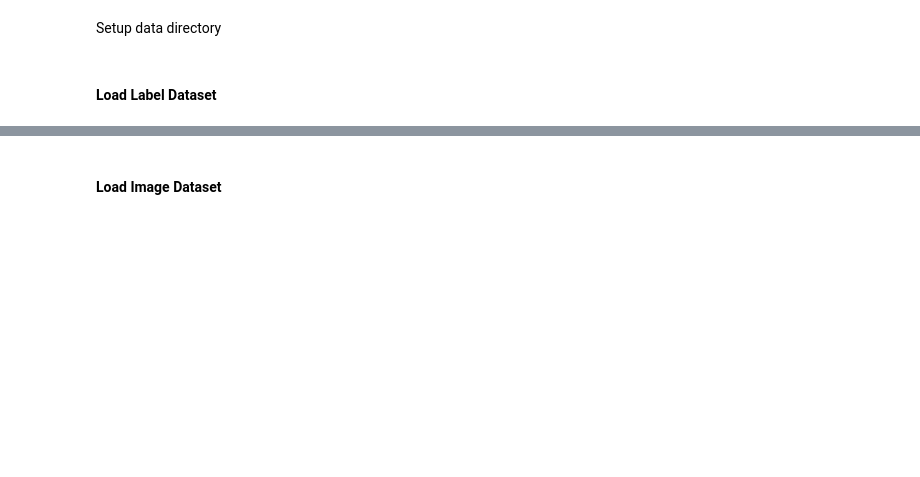
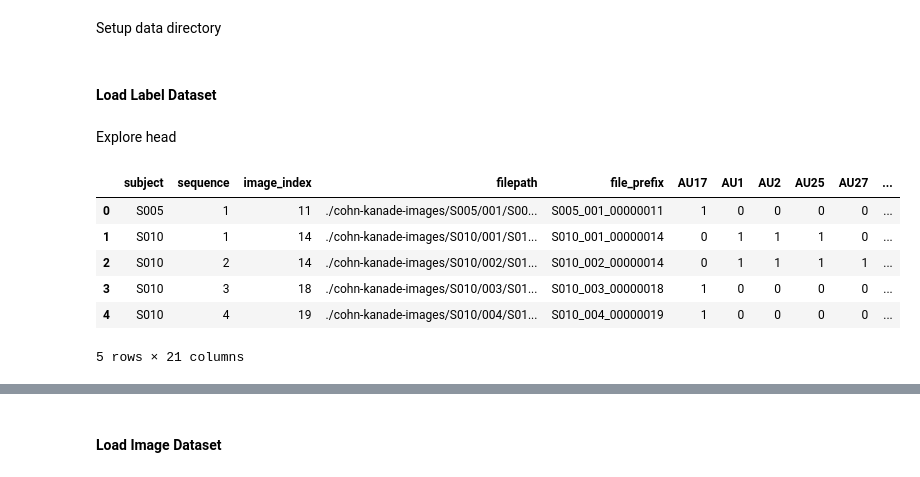
Before and after one commit to baopham2611/Deep_learning_a1, a Jupyter notebook: FacialClassifier.ipynb, the cells around one changed output, grey strips where cells are left out. Cells and saved outputs as stored; diff of their text form; code cells hidden in the pictures; blank space fills up the shorter version.

```diff
--- a/FacialClassifier.ipynb
+++ b/FacialClassifier.ipynb
@@ -24,3 +18,15 @@ DATA_LABEL_DIRECTORY = "./data_labels.csv"
 #### Load Label Dataset
 # %%
 df = pd.read_csv(DATA_LABEL_DIRECTORY)
+# %% [markdown]
+Explore head
+# %%
+df.head(5)
+# %% [output]
+|  | subject | sequence | image_index | filepath | file_prefix | AU17 | AU1 | AU2 | AU25 | AU27 | ... |
+| 0 | S005 | 1 | 11 | ./cohn-kanade-images/S005/001/S00... | S005_001_00000011 | 1 | 0 | 0 | 0 | 0 | ... |
+| 1 | S010 | 1 | 14 | ./cohn-kanade-images/S010/001/S01... | S010_001_00000014 | 0 | 1 | 1 | 1 | 0 | ... |
+| 2 | S010 | 2 | 14 | ./cohn-kanade-images/S010/002/S01... | S010_002_00000014 | 0 | 1 | 1 | 1 | 1 | ... |
+| 3 | S010 | 3 | 18 | ./cohn-kanade-images/S010/003/S01... | S010_003_00000018 | 1 | 0 | 0 | 0 | 0 | ... |
+| 4 | S010 | 4 | 19 | ./cohn-kanade-images/S010/004/S01... | S010_004_00000019 | 1 | 0 | 0 | 0 | 0 | ... |
+5 rows × 21 columns
```
Also changed, not shown: parts of 27 cells of this notebook.
